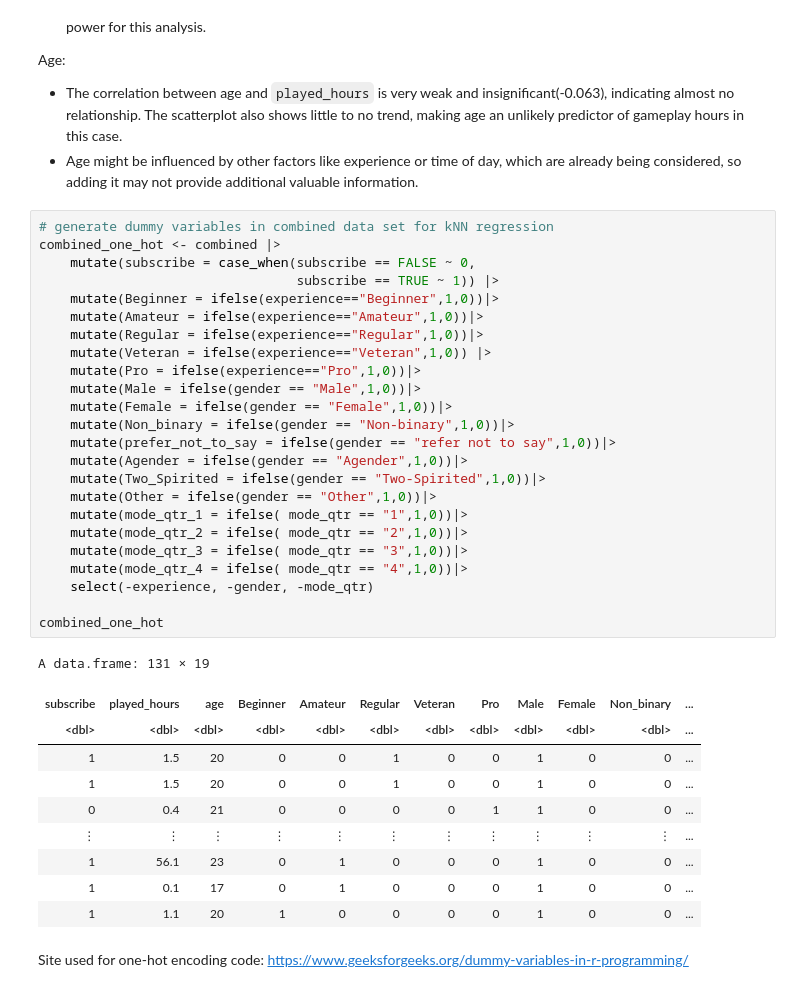
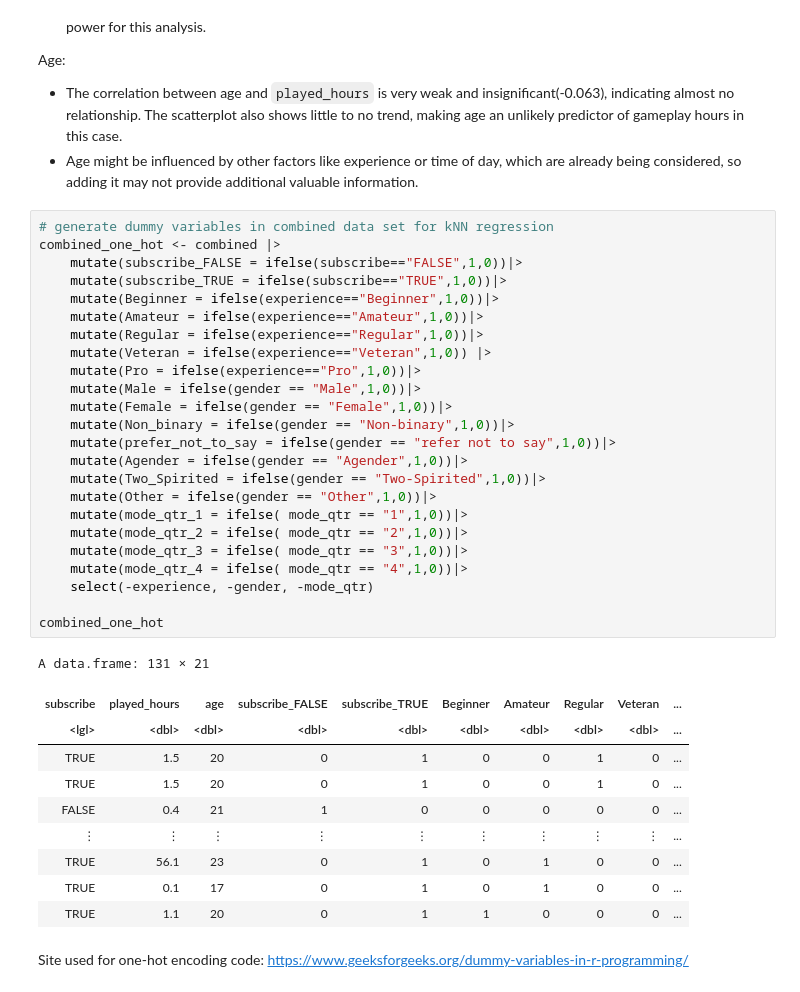
Before and after one commit to akdivinagracia/project-009-2, a Jupyter notebook: notebook.ipynb, the cells around one changed output. Cells and saved outputs as stored; diff of their text form.

Commit message:
edited subscribe to be coherent with later code

```diff
--- a/notebook.ipynb
+++ b/notebook.ipynb
@@ -198,38 +198,38 @@ Age:
 # %%
 # generate dummy variables in combined data set for kNN regression
 combined_one_hot <- combined |>
-    mutate(subscribe = case_when(subscribe == FALSE ~ 0,
-                                 subscribe == TRUE ~ 1)) |>
+    mutate(subscribe_FALSE = ifelse(subscribe=="FALSE",1,0))|>
+    mutate(subscribe_TRUE = ifelse(subscribe=="TRUE",1,0))|>
     mutate(Beginner = ifelse(experience=="Beginner",1,0))|>
     mutate(Amateur = ifelse(experience=="Amateur",1,0))|>
     mutate(Regular = ifelse(experience=="Regular",1,0))|>
     mutate(Veteran = ifelse(experience=="Veteran",1,0)) |>
     mutate(Pro = ifelse(experience=="Pro",1,0))|>
     mutate(Male = ifelse(gender == "Male",1,0))|>
     mutate(Female = ifelse(gender == "Female",1,0))|>
     mutate(Non_binary = ifelse(gender == "Non-binary",1,0))|>
     mutate(prefer_not_to_say = ifelse(gender == "refer not to say",1,0))|>
     mutate(Agender = ifelse(gender == "Agender",1,0))|>
     mutate(Two_Spirited = ifelse(gender == "Two-Spirited",1,0))|>
     mutate(Other = ifelse(gender == "Other",1,0))|>
     mutate(mode_qtr_1 = ifelse( mode_qtr == "1",1,0))|>
     mutate(mode_qtr_2 = ifelse( mode_qtr == "2",1,0))|>
     mutate(mode_qtr_3 = ifelse( mode_qtr == "3",1,0))|>
     mutate(mode_qtr_4 = ifelse( mode_qtr == "4",1,0))|>
     select(-experience, -gender, -mode_qtr)
 
 combined_one_hot
 # %% [output]
-A data.frame: 131 × 19
+A data.frame: 131 × 21
-| subscribe | played_hours | age | Beginner | Amateur | Regular | Veteran | Pro | Male | Female | Non_binary | ... |
-| <dbl> | <dbl> | <dbl> | <dbl> | <dbl> | <dbl> | <dbl> | <dbl> | <dbl> | <dbl> | <dbl> | ... |
-| 1 | 1.5 | 20 | 0 | 0 | 1 | 0 | 0 | 1 | 0 | 0 | ... |
-| 1 | 1.5 | 20 | 0 | 0 | 1 | 0 | 0 | 1 | 0 | 0 | ... |
-| 0 | 0.4 | 21 | 0 | 0 | 0 | 0 | 1 | 1 | 0 | 0 | ... |
-| ⋮ | ⋮ | ⋮ | ⋮ | ⋮ | ⋮ | ⋮ | ⋮ | ⋮ | ⋮ | ⋮ | ... |
-| 1 | 56.1 | 23 | 0 | 1 | 0 | 0 | 0 | 1 | 0 | 0 | ... |
-| 1 | 0.1 | 17 | 0 | 1 | 0 | 0 | 0 | 1 | 0 | 0 | ... |
-| 1 | 1.1 | 20 | 1 | 0 | 0 | 0 | 0 | 1 | 0 | 0 | ... |
+| subscribe | played_hours | age | subscribe_FALSE | subscribe_TRUE | Beginner | Amateur | Regular | Veteran | ... |
+| <lgl> | <dbl> | <dbl> | <dbl> | <dbl> | <dbl> | <dbl> | <dbl> | <dbl> | ... |
+| TRUE | 1.5 | 20 | 0 | 1 | 0 | 0 | 1 | 0 | ... |
+| TRUE | 1.5 | 20 | 0 | 1 | 0 | 0 | 1 | 0 | ... |
+| FALSE | 0.4 | 21 | 1 | 0 | 0 | 0 | 0 | 0 | ... |
+| ⋮ | ⋮ | ⋮ | ⋮ | ⋮ | ⋮ | ⋮ | ⋮ | ⋮ | ... |
+| TRUE | 56.1 | 23 | 0 | 1 | 0 | 1 | 0 | 0 | ... |
+| TRUE | 0.1 | 17 | 0 | 1 | 0 | 1 | 0 | 0 | ... |
+| TRUE | 1.1 | 20 | 0 | 1 | 1 | 0 | 0 | 0 | ... |
 # %% [markdown]
 Site used for one-hot encoding code: https://www.geeksforgeeks.org/dummy-variables-in-r-programming/
 # %%
```
Also changed, not shown: parts of 2 cells of this notebook.
